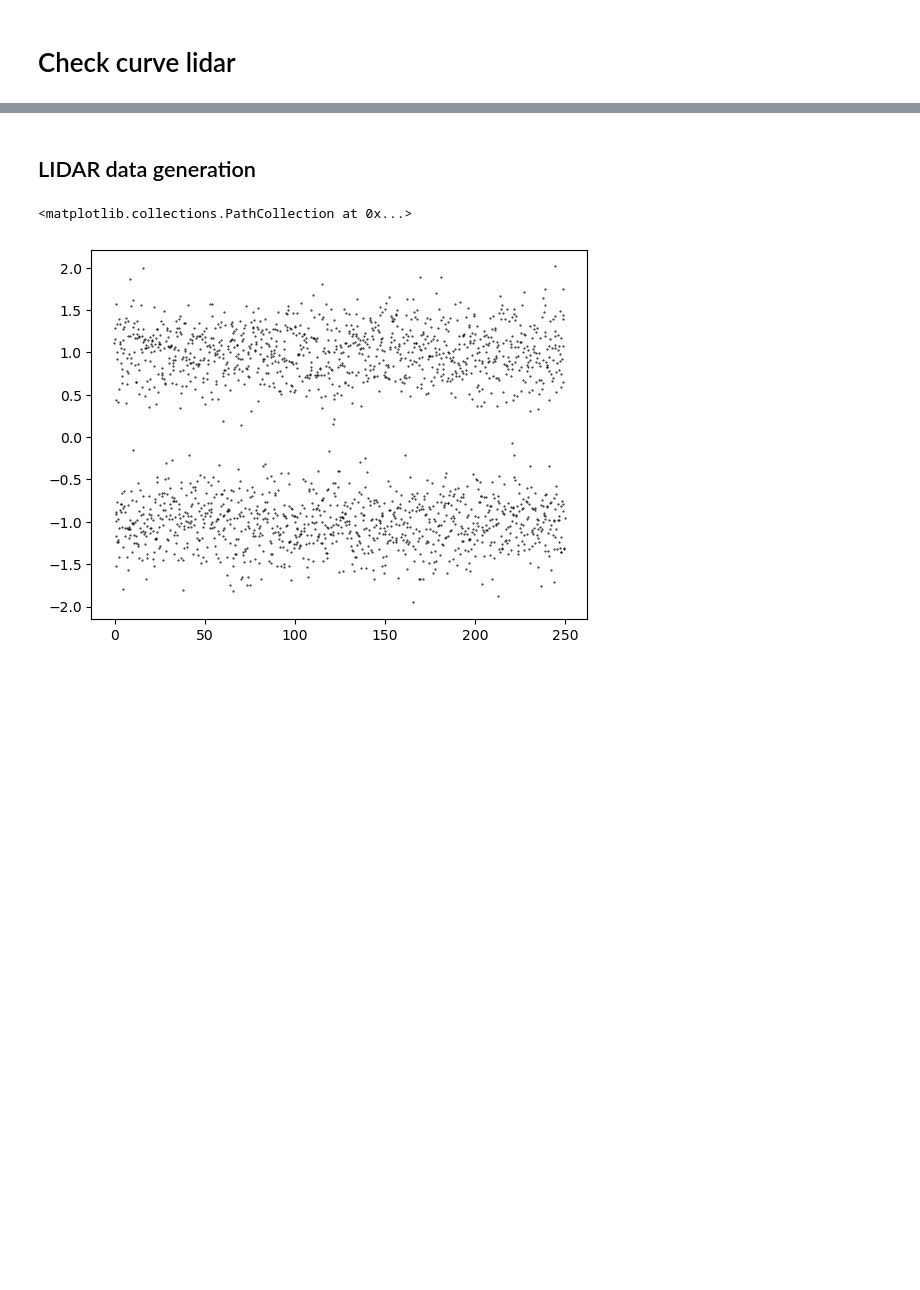
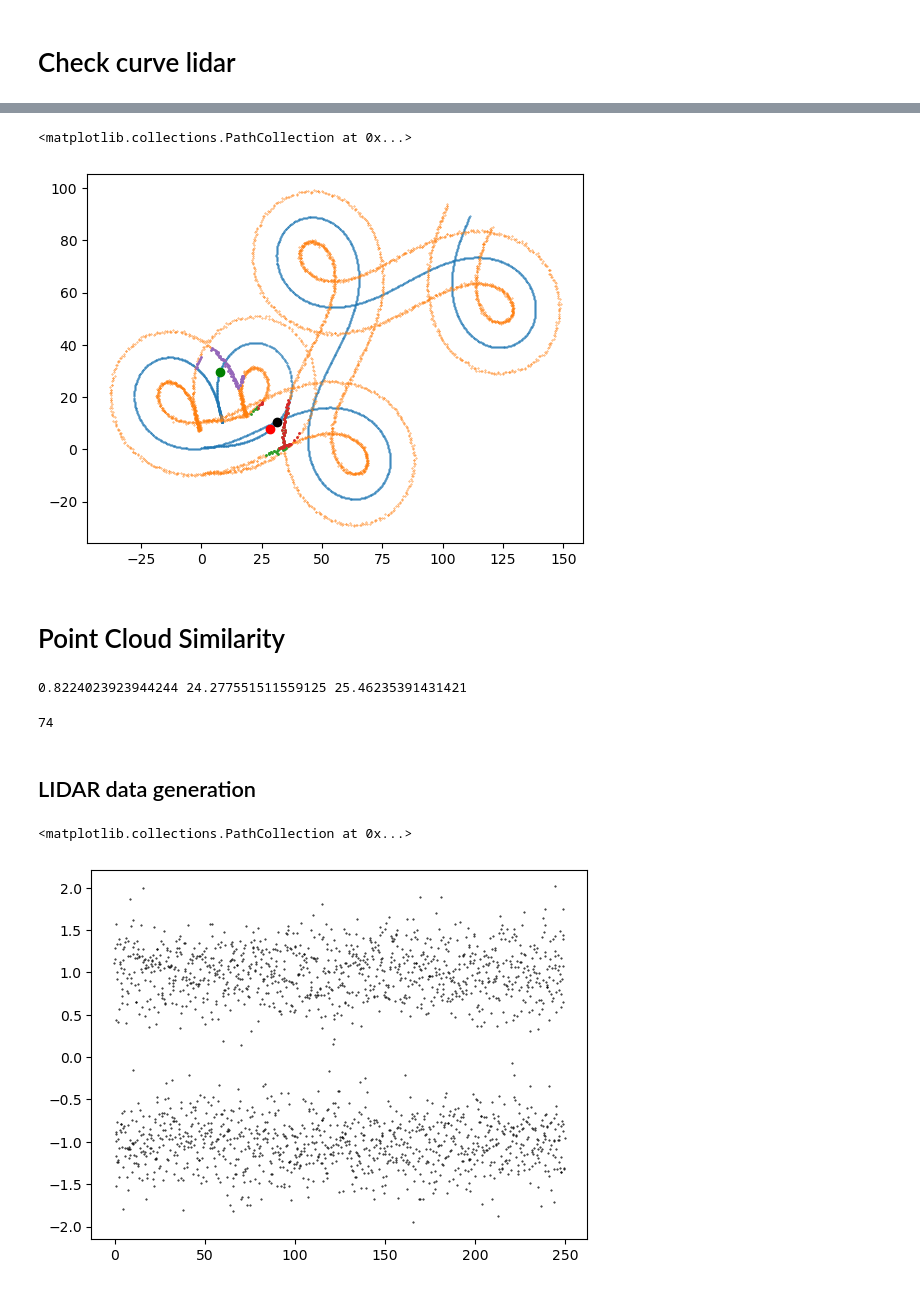
Before and after one commit to MoritzPoritz/Partikelfilter-Vehicle-Lokalization, a Jupyter notebook: particle_filter_lokalization/Notebooks/Examine_Data.ipynb, the cells around one changed output, grey strips where cells are left out. Drawn from its saved outputs; the diff is of its cells as text; code cells hidden in the pictures; blank space fills up the shorter version.

Commit message:
Nearly finished particle filter

```diff
--- a/particle_filter_lokalization/Notebooks/Examine_Data.ipynb
+++ b/particle_filter_lokalization/Notebooks/Examine_Data.ipynb
@@ -17,0 +27,14 @@ plt.scatter(pc['pc_x'], pc['pc_y'], s=0.1)
+# %%
+pcs = np.stack([pc['pc_x'], pc['pc_y']], axis=1)
+# %%
+particle_1 = np.array([cd['positions_x_ground_truth'][100], cd['positions_y_ground_truth'][100]])
+pc_diffs_1 = pcs - particle_1
+pcs_in_range_1 = pcs[np.linalg.norm(pc_diffs_1, axis=1) < 10]
+# %%
+particle_2 = np.array([cd['positions_x_ground_truth'][110], cd['positions_y_ground_truth'][110]])
+pc_diffs_2 = pcs - particle_2
+pcs_in_range_2 = pcs[np.linalg.norm(pc_diffs_2, axis=1) < 10]
+# %%
+particle_3 = np.array([cd['positions_x_ground_truth'][250], cd['positions_y_ground_truth'][250]])
+pc_diffs_3 = pcs - particle_3
+pcs_in_range_3 = pcs[np.linalg.norm(pc_diffs_3, axis=1) < 10]
@@ -17,0 +68,16 @@ plt.scatter(pc['pc_x'], pc['pc_y'], s=0.1)
+# %%
+plt.scatter(cd['positions_x_ground_truth'], cd['positions_y_ground_truth'], s=0.15)
+plt.scatter(pc['pc_x'], pc['pc_y'], s=0.1)
+plt.scatter(point_1[0], point_1[1], c="red")
+plt.scatter(pcs_in_range_1[:,0], pcs_in_range_1[:,1], s=1)
+
+plt.scatter(point_2[0], point_2[1], c="black")
+plt.scatter(pcs_in_range_2[:,0], pcs_in_range_2[:,1], s=1)
+
+plt.scatter(point_3[0], point_3[1], c="green")
+plt.scatter(pcs_in_range_3[:,0], pcs_in_range_3[:,1], s=1)
+# %% [output]
+<matplotlib.collections.PathCollection at 0x...>
+[figure, added]
+# %% [markdown]
+# Point Cloud Similarity
@@ -18,3 +94,15 @@ plt.scatter(pc['pc_x'], pc['pc_y'], s=0.1)
+# %%
+pc_1_2 = get_point_cloud_similarity(pcs_in_range_1, pcs_in_range_2)
+pc_2_3 = get_point_cloud_similarity(pcs_in_range_2, pcs_in_range_3)
+pc_1_3 = get_point_cloud_similarity(pcs_in_range_1, pcs_in_range_3)
+
+print(pc_1_2, pc_2_3, pc_1_3)
+# %% [output]
+0.8224023923944244 24.277551511559125 25.46235391431421
+# %%
+len(pcs_in_range_1)
+# %% [output]
+74
 # %% [markdown]
 ## LIDAR data generation
 # %%
```
Also changed, not shown: parts of 7 cells of this notebook, 26 other files.
